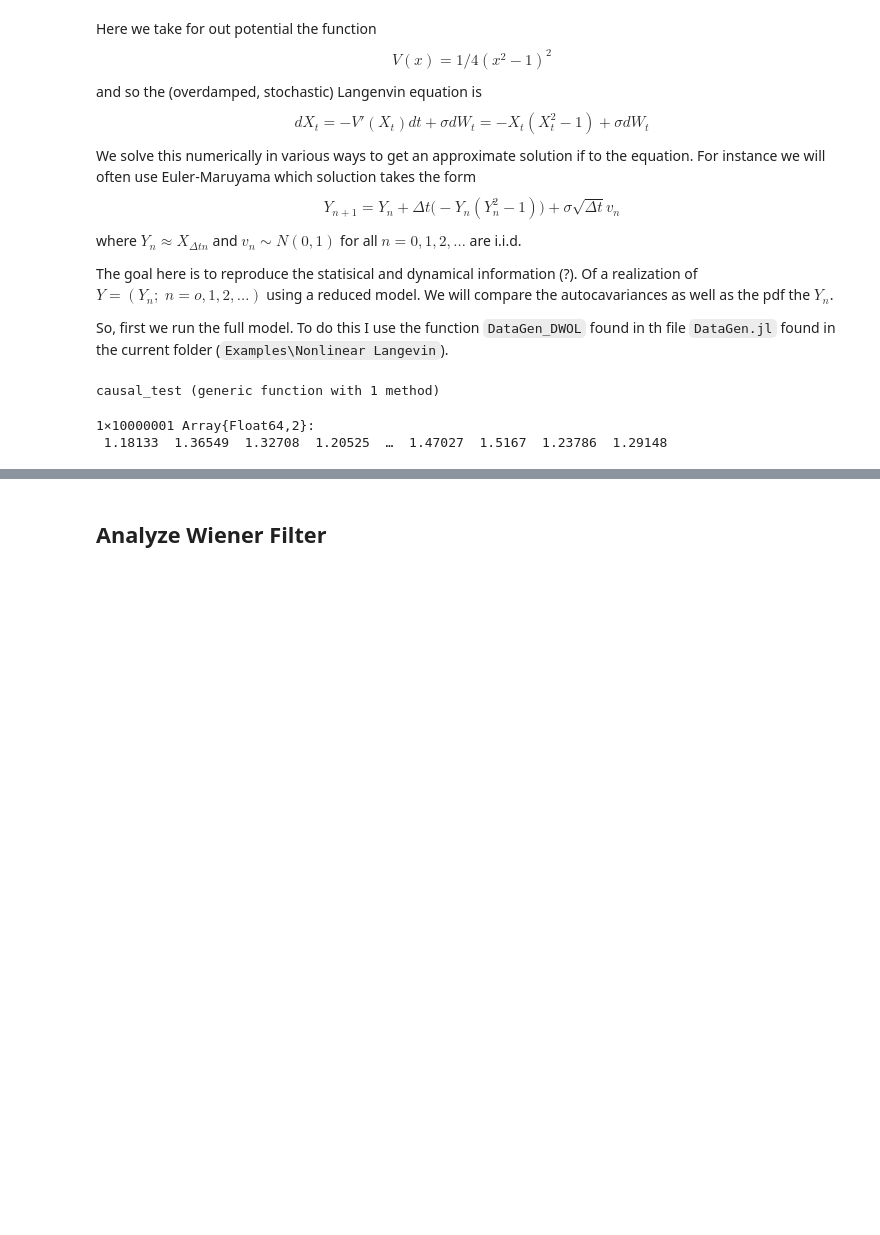
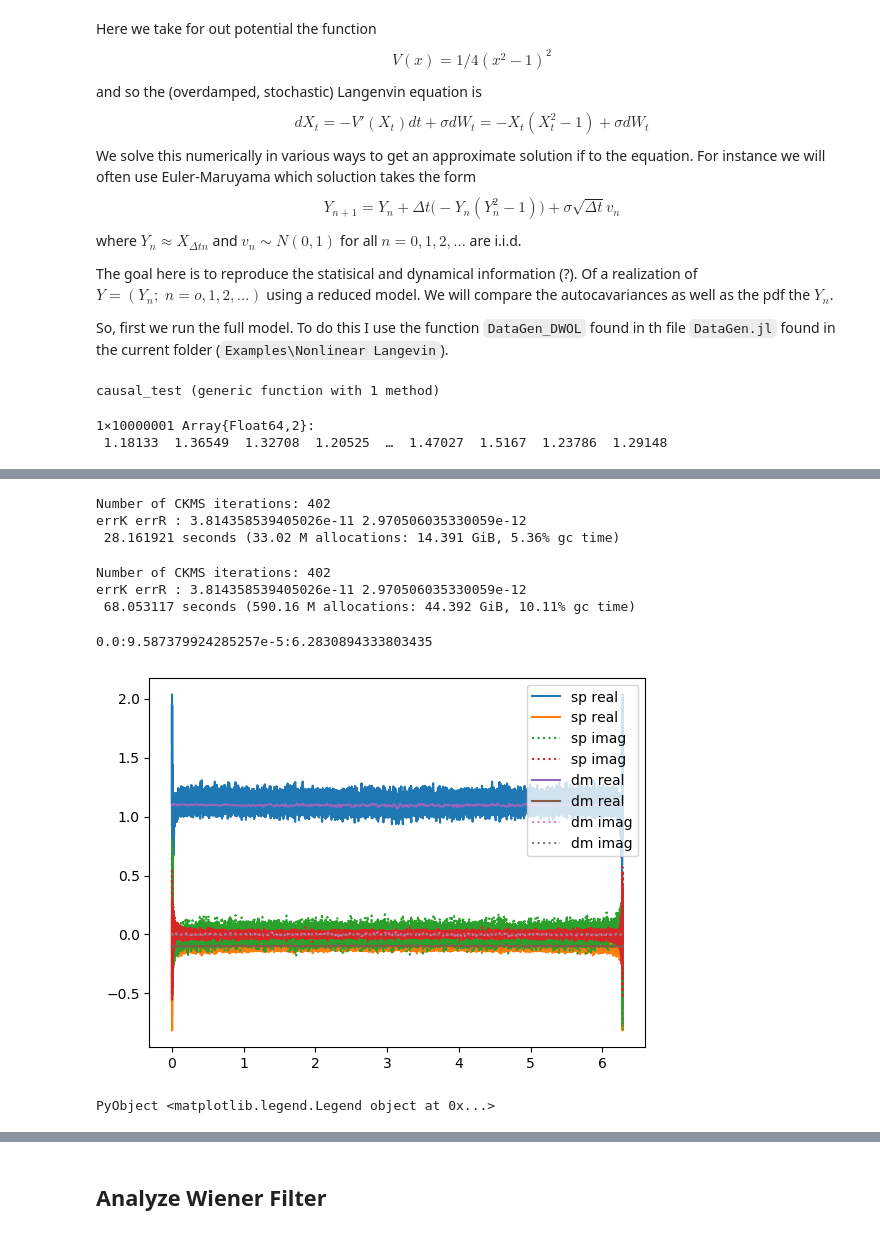
Before and after one commit to JaredMcB/DDRM, a Jupyter notebook: Examples/Testers/Tester DWOL.ipynb, the cells around one changed output, grey strips where cells are left out. Drawn from its saved outputs; the diff is of its cells as text; code cells hidden in the pictures; blank space fills up the shorter version.

Commit message:
Improved notebooks to view interaction between xspectral estimator and resulting WF.

```diff
--- a/Examples/Testers/Tester DWOL.ipynb
+++ b/Examples/Testers/Tester DWOL.ipynb
@@ -66,0 +58,73 @@ dt
+# %%
+# Put in Psi functions
+Psi(x) = [x; x.^3]
+
+# Model reduction Parameters
+M_out = 100
+n = 3
+p = 200
+par = 500
+ty = "bin"
+xspec_est = "DM"
+rl = false
+Preds = true
+PI = false
+rtol = 1e-6
+
+nfft = 2^16
+
+@time h_pack_dm = get_wf(X, Psi;
+    M_out, n, p, par, ty, nfft, rl, xspec_est, Preds, PI, rtol);
+# %% [output]
+Number of CKMS iterations: 402
+errK errR : 3.814358539405026e-11 2.970506035330059e-12
+ 28.161921 seconds (33.02 M allocations: 14.391 GiB, 5.36% gc time)
+# %%
+# Put in Psi functions
+Psi(x) = [x; x.^3]
+
+# Model reduction Parameters
+n = 3
+p = 200
+ty = "bin"
+
+xspec_est = "SP"
+
+nfft = 0
+
+@time h_pack_sp = get_wf(X, Psi;
+    M_out, n, p, par, ty, nfft, rl, xspec_est, Preds, PI, rtol);
+# %% [output]
+Number of CKMS iterations: 402
+errK errR : 3.814358539405026e-11 2.970506035330059e-12
+ 68.053117 seconds (590.16 M allocations: 44.392 GiB, 10.11% gc time)
+# %%
+h_wf_dm                              = h_pack_dm[1][1]
+z_spect_pred_minus_num_fft_dm        = h_pack_dm[1][4]
+z_spect_pred_plus_num_fft_dm         = h_pack_dm[1][5]
+S_sigpred_overS_plus_fft_num_dm      = h_pack_dm[1][6]
+S_sigpred_overS_plus_plus_num_fft_dm = h_pack_dm[1][7]
+H_num_dm                             = h_pack_dm[1][8];
+# %%
+h_wf_sp                              = h_pack_sp[1][1]
+z_spect_pred_minus_num_fft_sp        = h_pack_sp[1][4]
+z_spect_pred_plus_num_fft_sp         = h_pack_sp[1][5]
+S_sigpred_overS_plus_fft_num_sp      = h_pack_sp[1][6]
+S_sigpred_overS_plus_plus_num_fft_sp = h_pack_sp[1][7]
+H_num_sp                             = h_pack_sp[1][8];
+# %%
+nfft_sp = size(H_num_sp,3)
+nfft_dm = size(H_num_dm,3)
+T_sp = 2π*(0:nfft_sp-1)/nfft_sp
+T_dm = 2π*(0:nfft_dm-1)/nfft_dm
+# %% [output]
+0.0:9.587379924285257e-5:6.2830894333803435
+# %%
+plot(T_sp[1:100:end],real(H_num_sp[1,:,1:100:end]'),label = "sp real")
+plot(T_sp[1:100:end],imag(H_num_sp[1,:,1:100:end]'),":",label = "sp imag")
+plot(T_dm,real(H_num_dm[1,:,:]'),label = "dm real")
+plot(T_dm,imag(H_num_dm[1,:,:]'),":",label = "dm imag")
+legend()
+# %% [output]
+[figure, added]
+PyObject <matplotlib.legend.Legend object at 0x...>
```
Also changed, not shown: parts of 10 cells of this notebook.
